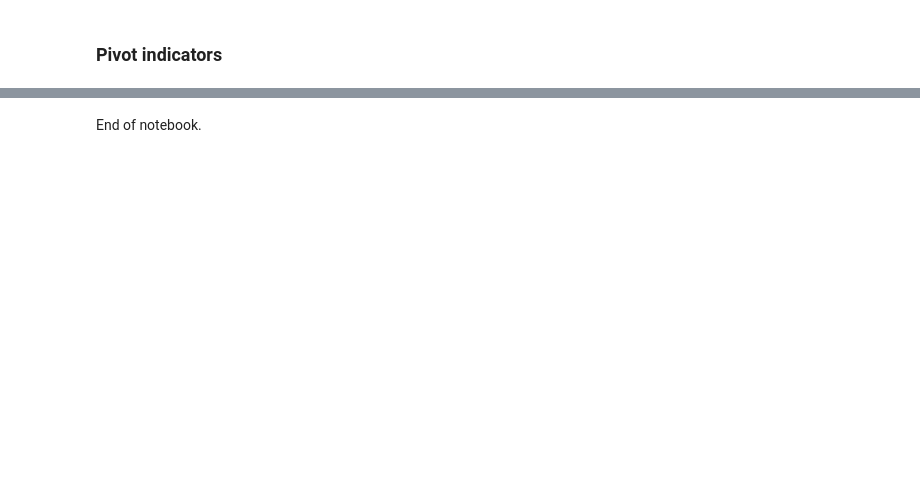
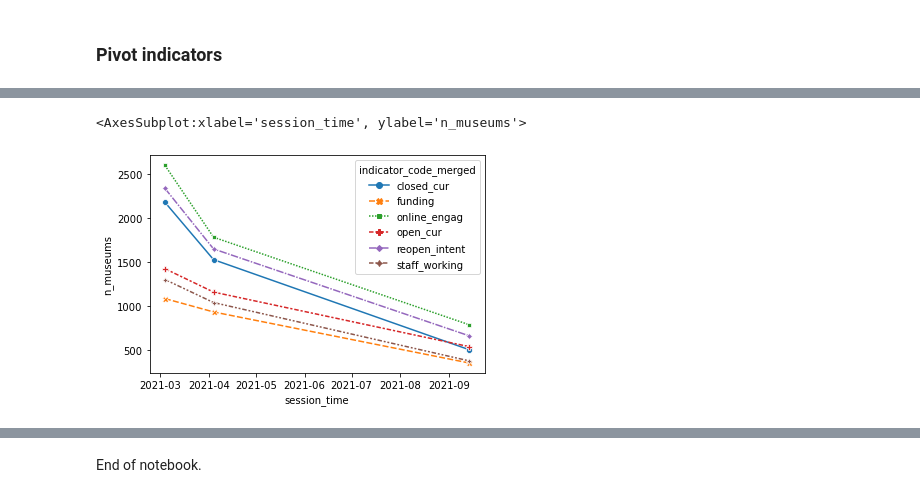
Before and after one commit to Birkbeck/museums-in-the-pandemic, a Jupyter notebook: mip/notebooks_py/02_extract_indicators.ipynb, the cells around one changed output, grey strips where cells are left out. Drawn from its saved outputs; the diff is of its cells as text; code cells hidden in the pictures; blank space fills up the shorter version.

Commit message:
indicators

```diff
--- a/mip/notebooks_py/02_extract_indicators.ipynb
+++ b/mip/notebooks_py/02_extract_indicators.ipynb
@@ -209,8 +211,8 @@ example_len example_crit_len ann_overlap_lemma ann_overlap_token ann_overlap_cri
 txt_overlap_token ann_ex_tokens ann_ex_tokens page_tokens session_id page_id muse_id keep_stopwords
 """
 sessions = get_all_sessions()
-#sessions = ['20210304','20210404','20210914'] # DEBUG
-print("target sessions:",sessions)
+sessions = ['20210304','20210404','20210914'] # DEBUG
+print("target sessions:", sessions)
 
 # get all sessions from DB (slow)
 if True: # debug
@@ -696,0 +714,11 @@ TODO
+# %%
+def sessionid_to_time(session_id):
+    dd = datetime.strptime(session_id, '%Y%m%d')
+    return dd
+
+mus_indic_df = indf.groupby(['session_id','muse_id','indicator_code_merged'], as_index=False).size()
+mus_indic_df = mus_indic_df.rename(columns={'size':'n_indicator_matches'})
+mus_indic_df['mus_websites_n'] = mus_indic_df['muse_id'].nunique()
+mus_indic_df['session_time'] = mus_indic_df['session_id'].apply(sessionid_to_time)
+mus_indic_df.to_excel(an_folder+'museums_indicators_sessions.xlsx',index=False)
+mus_indic_df
@@ -696,0 +739,8 @@ TODO
+# %%
+mus_indic_counts_df = mus_indic_df.groupby(['session_id','indicator_code_merged'], as_index=False).size()
+mus_indic_counts_df = mus_indic_counts_df.rename(columns={'size':'n_museums'})
+mus_indic_counts_df['tot_museums'] = mus_indic_df['mus_websites_n'][0]
+mus_indic_counts_df['indic_museum_pc'] = mus_indic_counts_df['n_museums'] / mus_indic_counts_df['tot_museums'] * 100
+mus_indic_counts_df['indic_museum_pc'] = round(mus_indic_counts_df['indic_museum_pc'],1)
+mus_indic_counts_df['session_time'] = mus_indic_counts_df['session_id'].apply(sessionid_to_time)
+mus_indic_counts_df
@@ -696,0 +765,6 @@ TODO
+# %%
+sns.lineplot(data=mus_indic_counts_df, x="session_time", y="n_museums", markers=True,
+             hue="indicator_code_merged", style="indicator_code_merged")
+# %% [output]
+<AxesSubplot:xlabel='session_time', ylabel='n_museums'>
+[figure, added]
```
Also changed, not shown: parts of 9 cells of this notebook, 1 other file.
